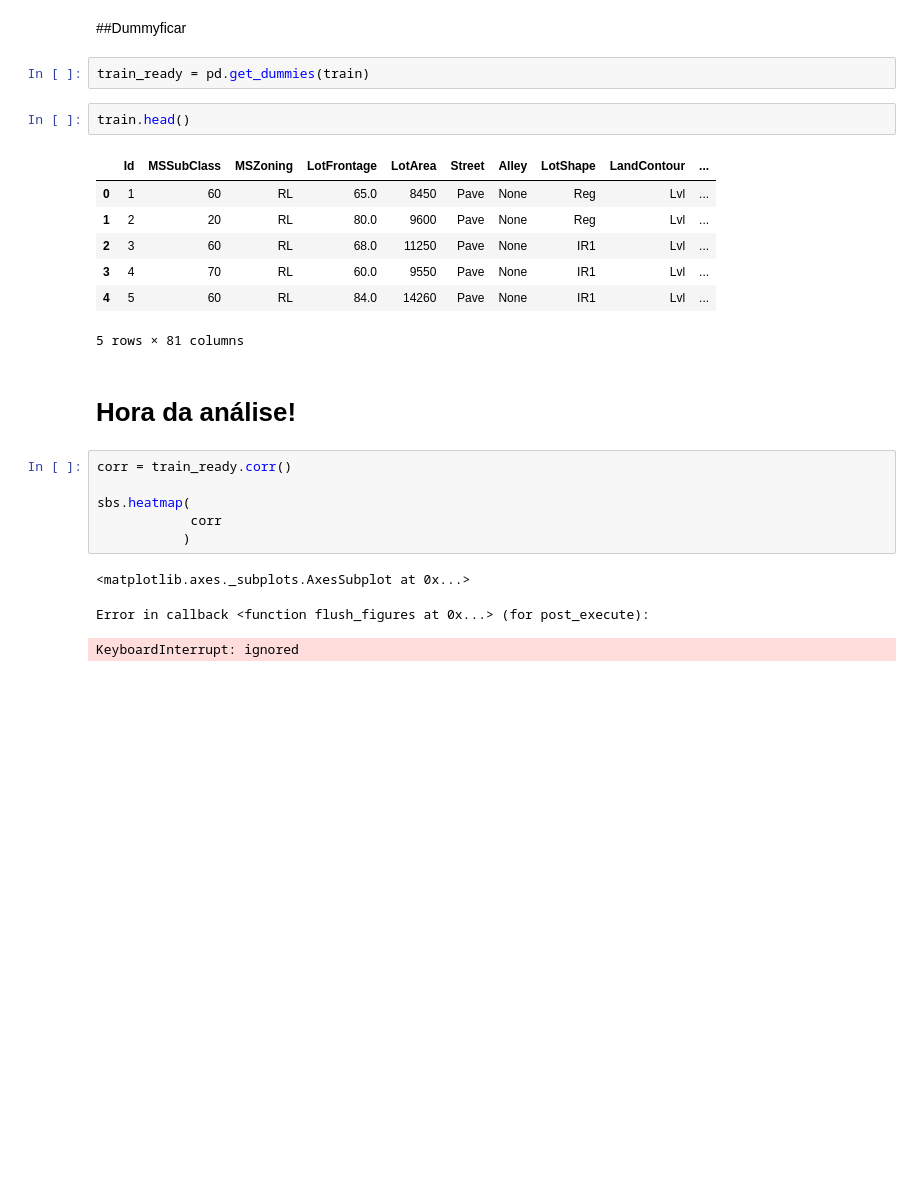
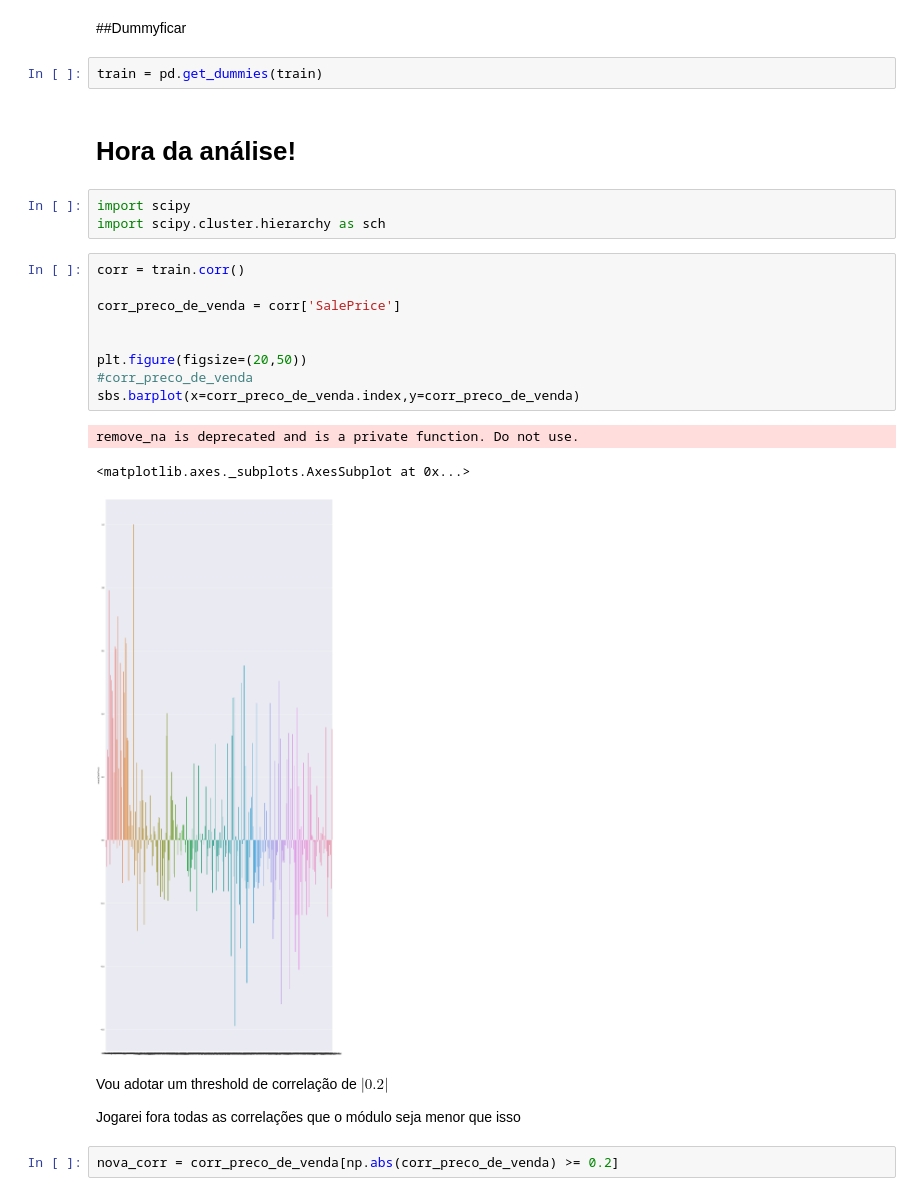
Before and after one commit to 51rL1N5/Prova_Esig, a Jupyter notebook: houseprice.ipynb, the cells around one changed output. Cells and saved outputs as stored; diff of their text form; blank space fills up the shorter version.

```diff
--- a/houseprice.ipynb
+++ b/houseprice.ipynb
@@ -552,26 +552,28 @@ preenche_nans('MiscFeature','None')
 # %% [markdown]
 ##Dummyficar
 # %%
-train_ready = pd.get_dummies(train)
+train = pd.get_dummies(train)
-# %%
-train.head()
-# %% [output]
-|  | Id | MSSubClass | MSZoning | LotFrontage | LotArea | Street | Alley | LotShape | LandContour | ... |
-| 0 | 1 | 60 | RL | 65.0 | 8450 | Pave | None | Reg | Lvl | ... |
-| 1 | 2 | 20 | RL | 80.0 | 9600 | Pave | None | Reg | Lvl | ... |
-| 2 | 3 | 60 | RL | 68.0 | 11250 | Pave | None | IR1 | Lvl | ... |
-| 3 | 4 | 70 | RL | 60.0 | 9550 | Pave | None | IR1 | Lvl | ... |
-| 4 | 5 | 60 | RL | 84.0 | 14260 | Pave | None | IR1 | Lvl | ... |
-5 rows × 81 columns
 # %% [markdown]
 # Hora da análise!
-# %%
-corr = train_ready.corr()
-
-sbs.heatmap(
-            corr
-           )
-# %% [output]
-<matplotlib.axes._subplots.AxesSubplot at 0x...>
-Error in callback <function flush_figures at 0x...> (for post_execute):
-KeyboardInterrupt: ignored
+# %%
+import scipy
+import scipy.cluster.hierarchy as sch
+# %%
+corr = train.corr()
+
+corr_preco_de_venda = corr['SalePrice']
+
+
+plt.figure(figsize=(20,50))
+#corr_preco_de_venda
+sbs.barplot(x=corr_preco_de_venda.index,y=corr_preco_de_venda)
+# %% [output]
+remove_na is deprecated and is a private function. Do not use.
+<matplotlib.axes._subplots.AxesSubplot at 0x...>
+[figure, added]
+# %% [markdown]
+Vou adotar um threshold de correlação de $|0.2|$
+
+Jogarei fora todas as correlações que o módulo seja menor que isso
+# %%
+nova_corr = corr_preco_de_venda[np.abs(corr_preco_de_venda) >= 0.2]
```
Also changed, not shown: parts of 8 cells of this notebook.
